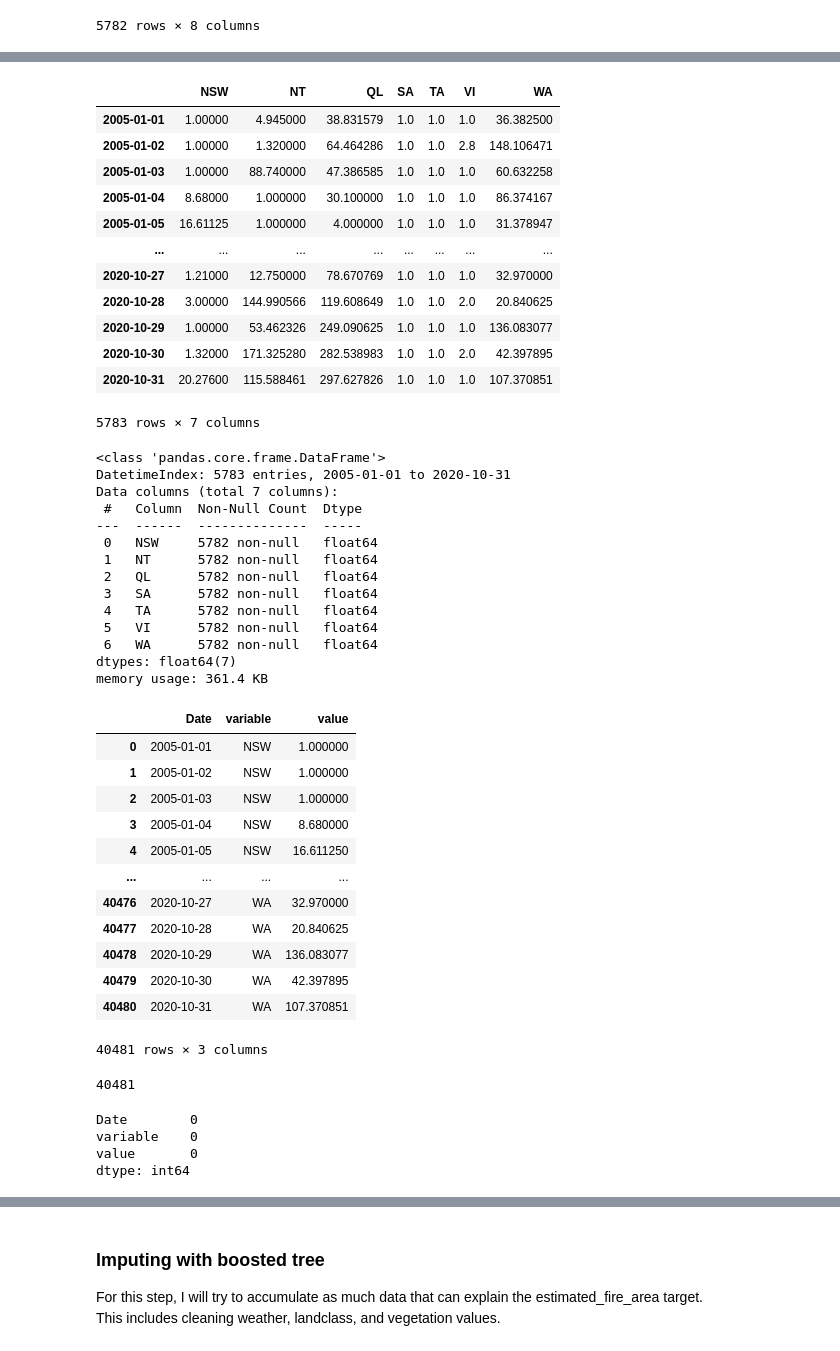
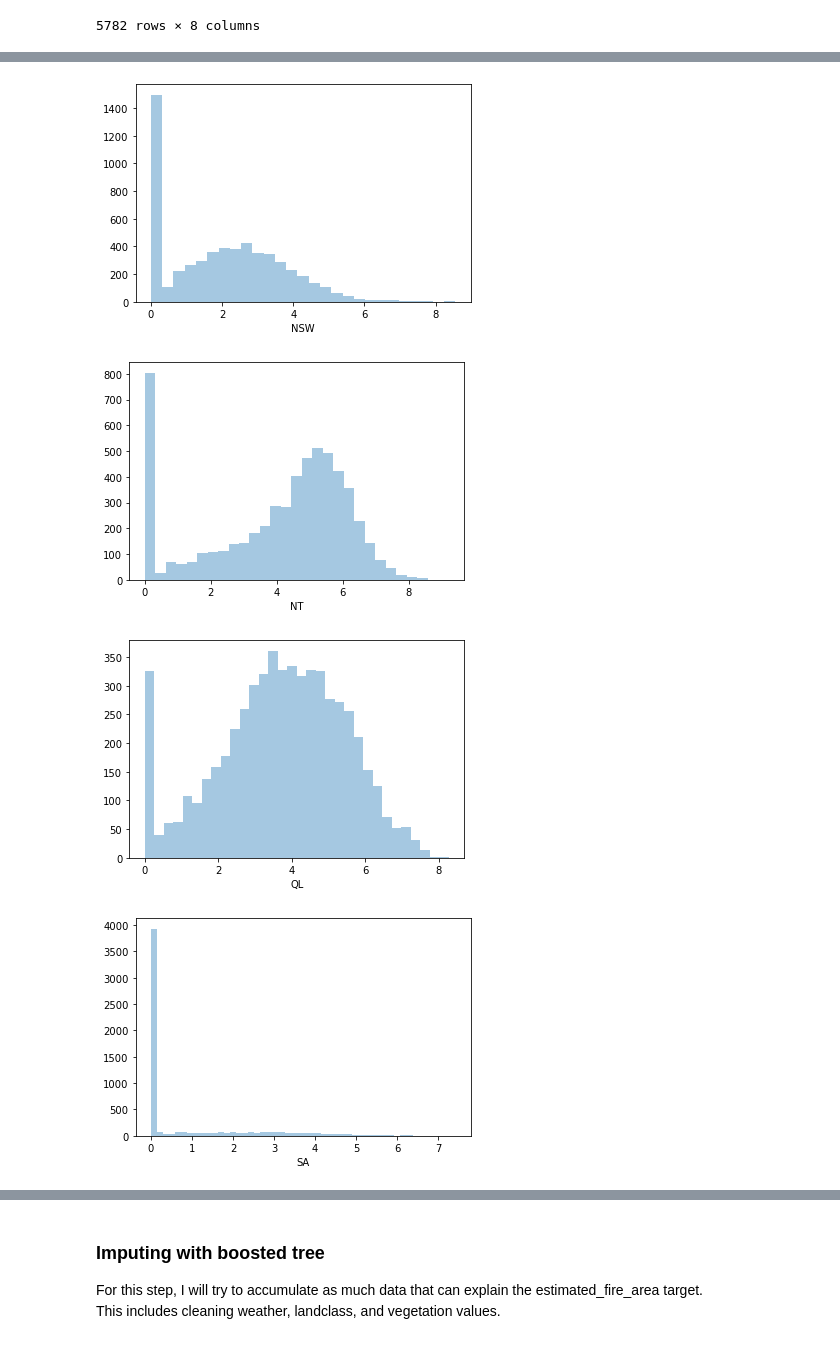
Before and after one commit to albertum1/cfc_team, a Jupyter notebook: presenter_mode.ipynb, the cells around one changed output, grey strips where cells are left out. Drawn from its saved outputs; the diff is of its cells as text; code cells hidden in the pictures.

```diff
--- a/presenter_mode.ipynb
+++ b/presenter_mode.ipynb
@@ -78,5 +121,0 @@ wildfires
-# %%
-for i in wildfires.columns:
-    plt.plot(wildfires[i])
-    plt.title('{} estimated fire area'.format(i))
-    plt.show();
@@ -106,35 +121,0 @@ dummy = pd.DataFrame(index =  pd.date_range(start = '2005-01-01', end = '2020-10
-# %%
-# 2020-03-06 have missing values for all 7 states.
-wildfires_merge = pd.merge(wildfires, dummy, how = 'outer', left_index=True, right_index=True)
-wildfires_merge
-# %% [output]
-|  | NSW | NT | QL | SA | TA | VI | WA |
-| 2005-01-01 | 1.00000 | 4.945000 | 38.831579 | 1.0 | 1.0 | 1.0 | 36.382500 |
-| 2005-01-02 | 1.00000 | 1.320000 | 64.464286 | 1.0 | 1.0 | 2.8 | 148.106471 |
-| 2005-01-03 | 1.00000 | 88.740000 | 47.386585 | 1.0 | 1.0 | 1.0 | 60.632258 |
-| 2005-01-04 | 8.68000 | 1.000000 | 30.100000 | 1.0 | 1.0 | 1.0 | 86.374167 |
-| 2005-01-05 | 16.61125 | 1.000000 | 4.000000 | 1.0 | 1.0 | 1.0 | 31.378947 |
-| ... | ... | ... | ... | ... | ... | ... | ... |
-| 2020-10-27 | 1.21000 | 12.750000 | 78.670769 | 1.0 | 1.0 | 1.0 | 32.970000 |
-| 2020-10-28 | 3.00000 | 144.990566 | 119.608649 | 1.0 | 1.0 | 2.0 | 20.840625 |
-| 2020-10-29 | 1.00000 | 53.462326 | 249.090625 | 1.0 | 1.0 | 1.0 | 136.083077 |
-| 2020-10-30 | 1.32000 | 171.325280 | 282.538983 | 1.0 | 1.0 | 2.0 | 42.397895 |
-| 2020-10-31 | 20.27600 | 115.588461 | 297.627826 | 1.0 | 1.0 | 1.0 | 107.370851 |
-5783 rows × 7 columns
-# %%
-wildfires_merge.info()
-# %% [output]
-<class 'pandas.core.frame.DataFrame'>
-DatetimeIndex: 5783 entries, 2005-01-01 to 2020-10-31
-Data columns (total 7 columns):
- #   Column  Non-Null Count  Dtype
----  ------  --------------  -----
- 0   NSW     5782 non-null   float64
- 1   NT      5782 non-null   float64
- 2   QL      5782 non-null   float64
- 3   SA      5782 non-null   float64
- 4   TA      5782 non-null   float64
- 5   VI      5782 non-null   float64
- 6   WA      5782 non-null   float64
-dtypes: float64(7)
-memory usage: 361.4 KB
@@ -147,28 +122,11 @@ wildfires_merge.rename(columns={'index': 'Date'}, inplace=True)
-# %%
-melt_df = pd.melt(wildfires_merge, id_vars = 'Date')
-melt_df
-# %% [output]
-|  | Date | variable | value |
-| 0 | 2005-01-01 | NSW | 1.000000 |
-| 1 | 2005-01-02 | NSW | 1.000000 |
-| 2 | 2005-01-03 | NSW | 1.000000 |
-| 3 | 2005-01-04 | NSW | 8.680000 |
-| 4 | 2005-01-05 | NSW | 16.611250 |
-| ... | ... | ... | ... |
-| 40476 | 2020-10-27 | WA | 32.970000 |
-| 40477 | 2020-10-28 | WA | 20.840625 |
-| 40478 | 2020-10-29 | WA | 136.083077 |
-| 40479 | 2020-10-30 | WA | 42.397895 |
-| 40480 | 2020-10-31 | WA | 107.370851 |
-40481 rows × 3 columns
-# %%
-len(pd.date_range(start = '2005-01-01', end = '2020-10-31')) * 7
-# %% [output]
-40481
-# %%
-melt_df.isna().sum()
-# %% [output]
-Date        0
-variable    0
-value       0
-dtype: int64
+# %%
+columns = ['NSW', 'NT', 'QL', 'SA', 'TA', 'VI', 'WA']
+# %%
+for i in columns:
+    sns.distplot(np.log(wildfires[i]), kde=False)
+    plt.show();
+# %% [output]
+[figure, added]
+[figure, added]
+[figure, added]
+[figure, added]
```
Also changed, not shown: parts of 64 cells of this notebook.
